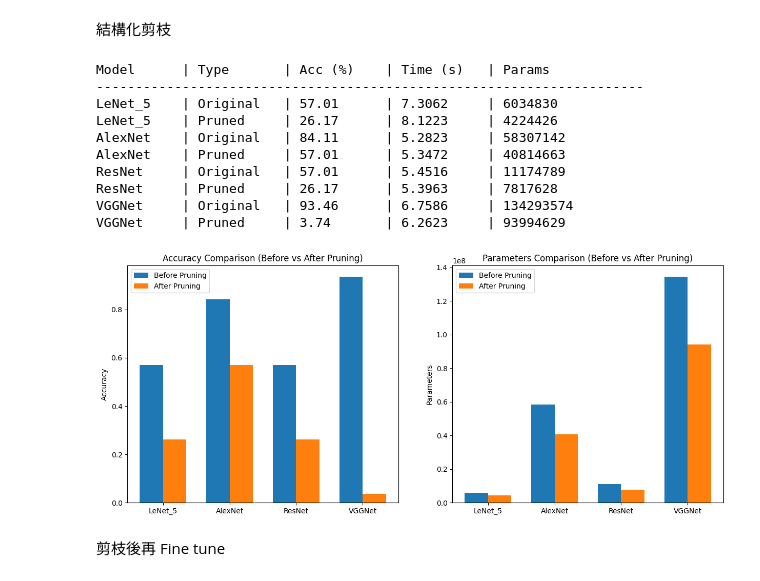
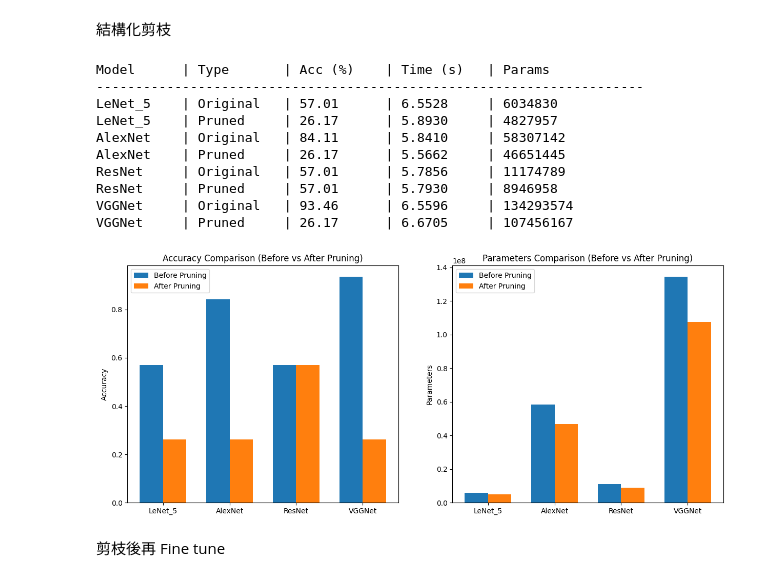
Before and after one commit to ImMasterSam/NSYSU_ComputerVision, a Jupyter notebook: blood_cell.ipynb, the cells around one changed output. Drawn from its saved outputs; the diff is of its cells as text; code cells hidden in the pictures.

```diff
--- a/blood_cell.ipynb
+++ b/blood_cell.ipynb
@@ -976,7 +976,7 @@ def evaluate_pruning(model, dataloader, device):
 
 # 2. 執行剪枝
 # 使用 dataset-master 產生的 wbc_val_dataloader 進行評估
-pruning_amount = 0.3 # 剪掉 30% 的權重
+pruning_amount = 0.2 # 剪掉 30% 的權重
 results = {
     "Model": [],
     "Accuracy Before": [],
@@ -1035,42 +1035,42 @@ for model_name in transfer_models:
     results["Params After"].append(nz_after)
 
 # 3. 繪圖比較
 x = np.arange(len(results["Model"]))
 width = 0.35
 
 fig, ax = plt.subplots(1, 2, figsize=(15, 6))
 
 # Accuracy Comparison
 rects1 = ax[0].bar(x - width/2, results["Accuracy Before"], width, label='Before Pruning')
 rects2 = ax[0].bar(x + width/2, results["Accuracy After"], width, label='After Pruning')
 ax[0].set_ylabel('Accuracy')
 ax[0].set_title('Accuracy Comparison (Before vs After Pruning)')
 ax[0].set_xticks(x)
 ax[0].set_xticklabels(results["Model"])
 ax[0].legend()
 
 # Params Comparison
 rects3 = ax[1].bar(x - width/2, results["Params Before"], width, label='Before Pruning')
 rects4 = ax[1].bar(x + width/2, results["Params After"], width, label='After Pruning')
 ax[1].set_ylabel('Parameters')
 ax[1].set_title('Parameters Comparison (Before vs After Pruning)')
 ax[1].set_xticks(x)
 ax[1].set_xticklabels(results["Model"])
 ax[1].legend()
 
 plt.show()
 # %% [output]
 Model      | Type       | Acc (%)    | Time (s)   | Params
 ----------------------------------------------------------------------
-LeNet_5    | Original   | 57.01      | 7.3062     | 6034830
-LeNet_5    | Pruned     | 26.17      | 8.1223     | 4224426
-AlexNet    | Original   | 84.11      | 5.2823     | 58307142
-AlexNet    | Pruned     | 57.01      | 5.3472     | 40814663
-ResNet     | Original   | 57.01      | 5.4516     | 11174789
-ResNet     | Pruned     | 26.17      | 5.3963     | 7817628
-VGGNet     | Original   | 93.46      | 6.7586     | 134293574
-VGGNet     | Pruned     | 3.74       | 6.2623     | 93994629
+LeNet_5    | Original   | 57.01      | 6.5528     | 6034830
+LeNet_5    | Pruned     | 26.17      | 5.8930     | 4827957
+AlexNet    | Original   | 84.11      | 5.8410     | 58307142
+AlexNet    | Pruned     | 26.17      | 5.5662     | 46651445
+ResNet     | Original   | 57.01      | 5.7856     | 11174789
+ResNet     | Pruned     | 57.01      | 5.7930     | 8946958
+VGGNet     | Original   | 93.46      | 6.5596     | 134293574
+VGGNet     | Pruned     | 26.17      | 6.6705     | 107456167
-[figure, old version]
+[figure, new version]
 # %% [markdown]
 剪枝後再 Fine tune
 # %%
```
Also changed, not shown: parts of 3 cells of this notebook, 4 other files.
